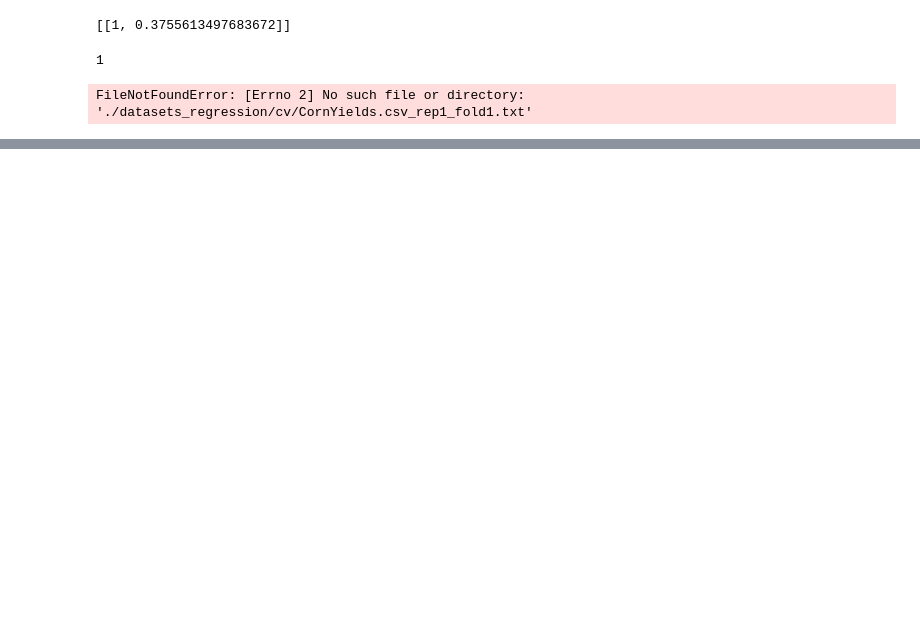
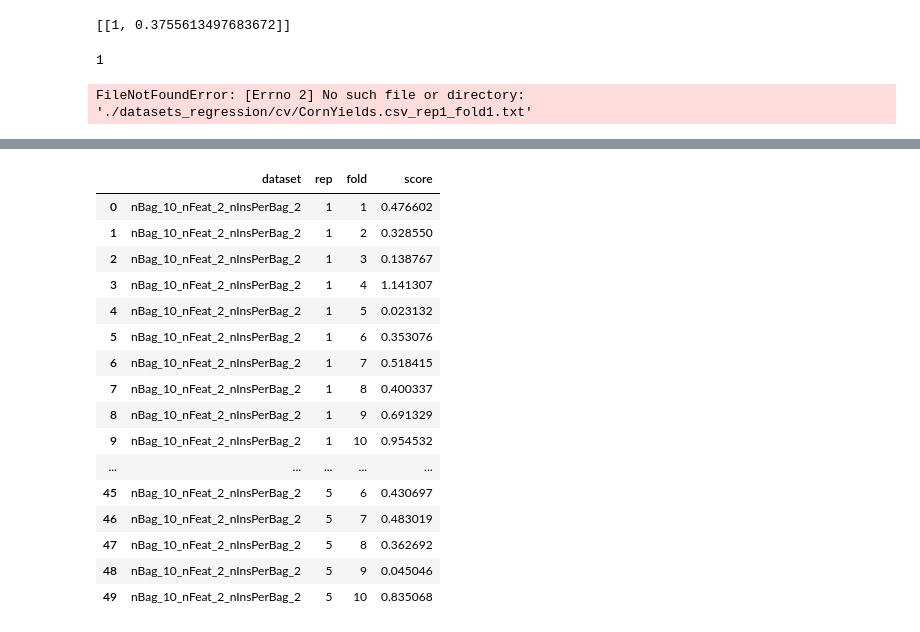
Before and after one commit to ozgursi/mil, a Jupyter notebook: prototype_regression-learning.ipynb, the cells around one changed output, grey strips where cells are left out. Drawn from its saved outputs; the diff is of its cells as text; code cells hidden in the pictures; blank space fills up the shorter version.

```diff
--- a/prototype_regression-learning.ipynb
+++ b/prototype_regression-learning.ipynb
@@ -385,7 +390,7 @@ class PrototypeTreeClassifier:
 
     def prototype(self, bags, features, labels, prototype_count):
         if self.use_prototype_learner:
-            prototypes = find_prototype(bags, features, labels, self.early_stopping_round)
+            prototypes, _ = find_prototype(bags, features, labels, self.early_stopping_round)
             check = prototypes.cpu().detach().numpy()
 
             check.resize(check.shape[1], check.shape[2])
@@ -401,6 +406,7 @@ class PrototypeTreeClassifier:
             prot = features[random_indices, :]
             if len(prot.shape) == 1:
                 prot = prot.reshape(1, prot.shape[0])
+
             return prot
 
     def nodeProbas(self, y):
@@ -1049,0 +1201,20 @@ KeyboardInterrupt:
+# %%
+perf_df
+# %% [output]
+|  | dataset | rep | fold | score |
+| 0 | nBag_10_nFeat_2_nInsPerBag_2 | 1 | 1 | 0.476602 |
+| 1 | nBag_10_nFeat_2_nInsPerBag_2 | 1 | 2 | 0.328550 |
+| 2 | nBag_10_nFeat_2_nInsPerBag_2 | 1 | 3 | 0.138767 |
+| 3 | nBag_10_nFeat_2_nInsPerBag_2 | 1 | 4 | 1.141307 |
+| 4 | nBag_10_nFeat_2_nInsPerBag_2 | 1 | 5 | 0.023132 |
+| 5 | nBag_10_nFeat_2_nInsPerBag_2 | 1 | 6 | 0.353076 |
+| 6 | nBag_10_nFeat_2_nInsPerBag_2 | 1 | 7 | 0.518415 |
+| 7 | nBag_10_nFeat_2_nInsPerBag_2 | 1 | 8 | 0.400337 |
+| 8 | nBag_10_nFeat_2_nInsPerBag_2 | 1 | 9 | 0.691329 |
+| 9 | nBag_10_nFeat_2_nInsPerBag_2 | 1 | 10 | 0.954532 |
+| ... | ... | ... | ... | ... |
+| 45 | nBag_10_nFeat_2_nInsPerBag_2 | 5 | 6 | 0.430697 |
+| 46 | nBag_10_nFeat_2_nInsPerBag_2 | 5 | 7 | 0.483019 |
+| 47 | nBag_10_nFeat_2_nInsPerBag_2 | 5 | 8 | 0.362692 |
+| 48 | nBag_10_nFeat_2_nInsPerBag_2 | 5 | 9 | 0.045046 |
+| 49 | nBag_10_nFeat_2_nInsPerBag_2 | 5 | 10 | 0.835068 |
```
Also changed, not shown: parts of 6 cells of this notebook.
